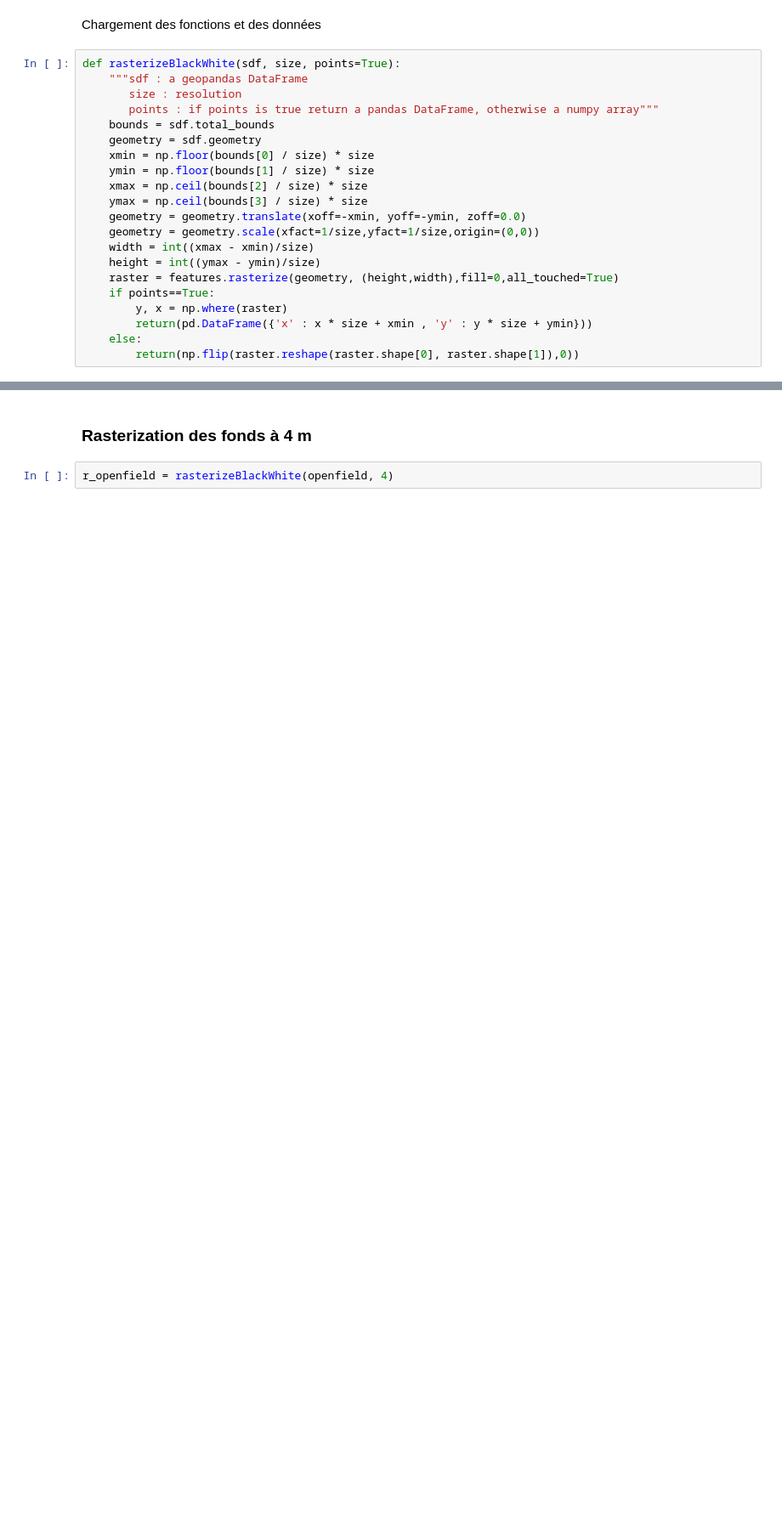
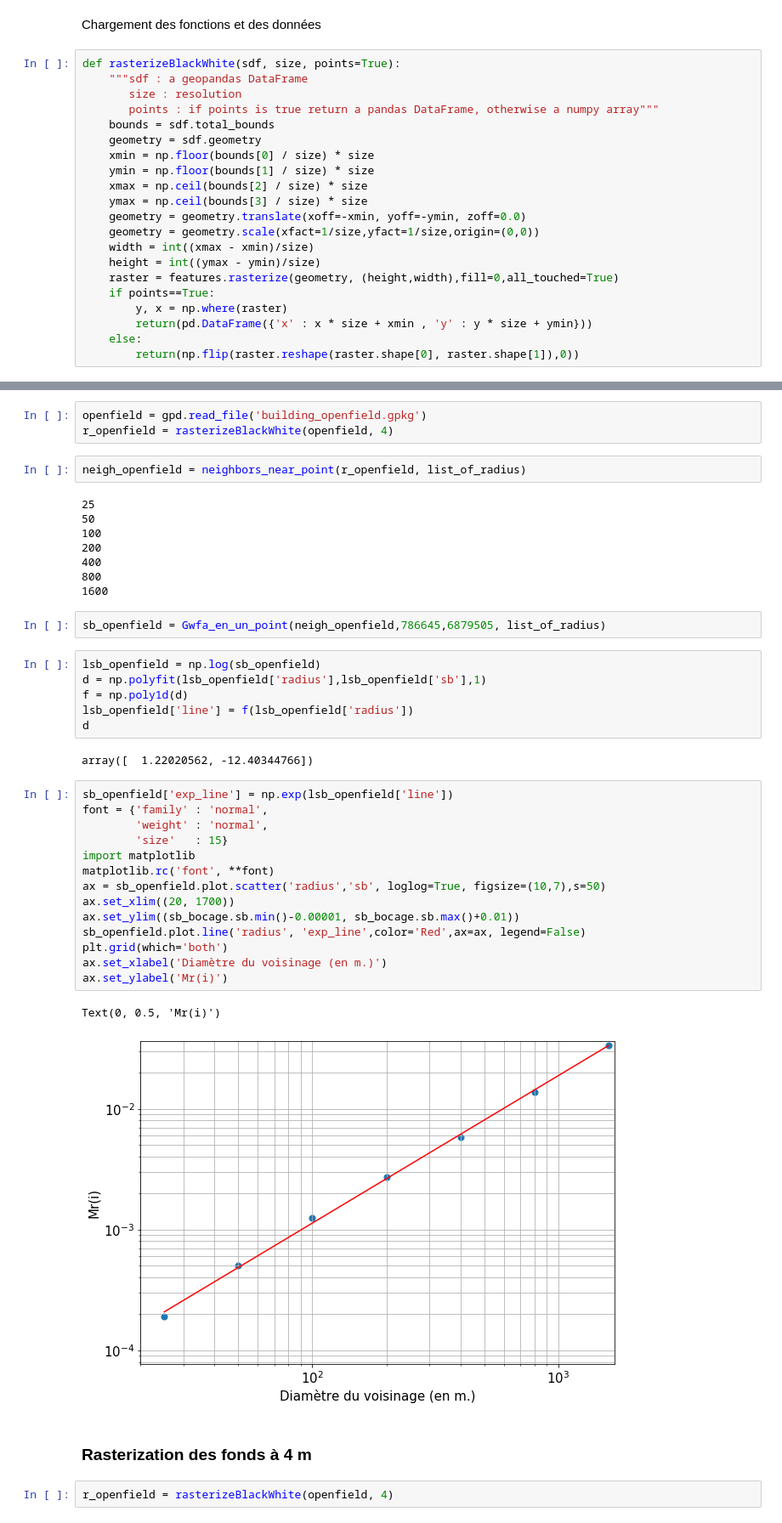
Before and after one commit to fsemecurbe/Fractal-Analysis, a Jupyter notebook: GWFA_analysis.ipynb, the cells around one changed output, grey strips where cells are left out. Shown at 85% size. Cells and saved outputs as stored; diff of their text form; blank space fills up the shorter version.

```diff
--- a/GWFA_analysis.ipynb
+++ b/GWFA_analysis.ipynb
@@ -52,3 +127,43 @@ openfield = gpd.read_file('building_openfield.gpkg')
+# %%
+openfield = gpd.read_file('building_openfield.gpkg')
+r_openfield = rasterizeBlackWhite(openfield, 4)
+# %%
+neigh_openfield = neighbors_near_point(r_openfield, list_of_radius)
+# %% [output]
+25
+50
+100
+200
+400
+800
+1600
+# %%
+sb_openfield = Gwfa_en_un_point(neigh_openfield,786645,6879505, list_of_radius)
+# %%
+lsb_openfield = np.log(sb_openfield)
+d = np.polyfit(lsb_openfield['radius'],lsb_openfield['sb'],1)
+f = np.poly1d(d)
+lsb_openfield['line'] = f(lsb_openfield['radius'])
+d
+# %% [output]
+array([  1.22020562, -12.40344766])
+# %%
+sb_openfield['exp_line'] = np.exp(lsb_openfield['line'])
+font = {'family' : 'normal',
+        'weight' : 'normal',
+        'size'   : 15}
+import matplotlib
+matplotlib.rc('font', **font)
+ax = sb_openfield.plot.scatter('radius','sb', loglog=True, figsize=(10,7),s=50)
+ax.set_xlim((20, 1700))
+ax.set_ylim((sb_bocage.sb.min()-0.00001, sb_bocage.sb.max()+0.01))
+sb_openfield.plot.line('radius', 'exp_line',color='Red',ax=ax, legend=False)
+plt.grid(which='both')
+ax.set_xlabel('Diamètre du voisinage (en m.)')
+ax.set_ylabel('Mr(i)')
+# %% [output]
+Text(0, 0.5, 'Mr(i)')
+[figure, added]
 # %% [markdown]
 ### Rasterization des fonds à 4 m
 # %%
```
Also changed, not shown: parts of 14 cells of this notebook.
